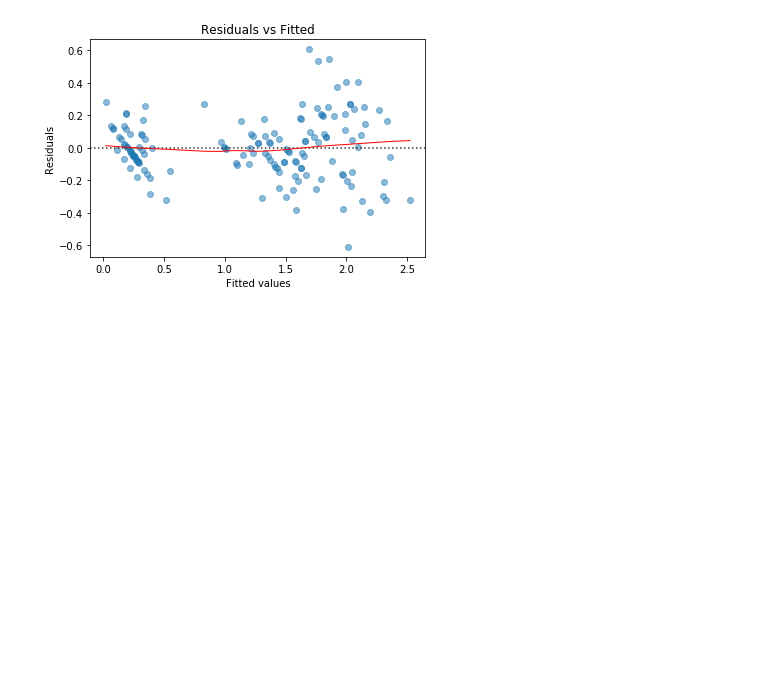
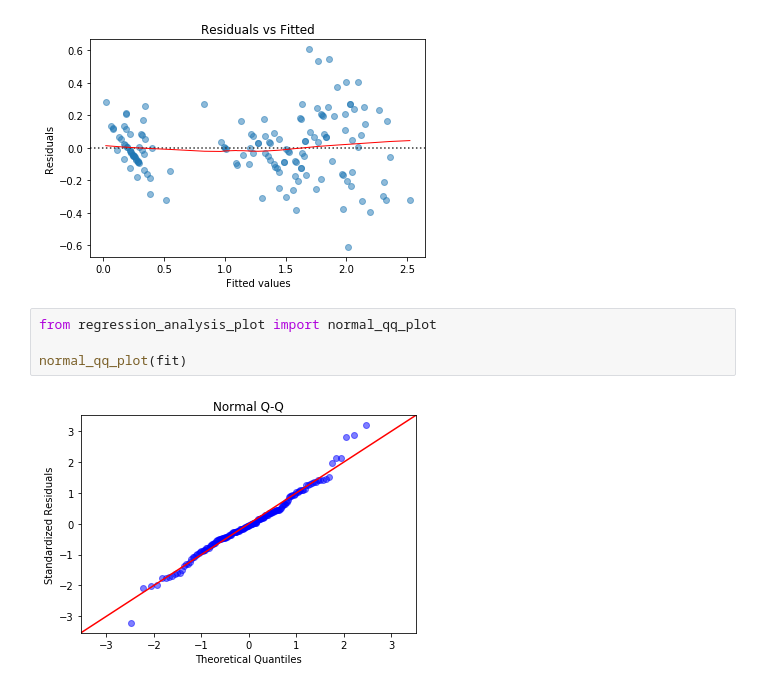
Before and after one commit to betas-org/betas, a Jupyter notebook: linear_regression/test_regression_analysis_plot.ipynb, the cells around one changed output. Saved outputs shown, nothing was run; the diff lists cells and outputs as text; blank space fills up the shorter version.

Commit message:
add qq-plot for model assumption diagnostics

```diff
--- a/linear_regression/test_regression_analysis_plot.ipynb
+++ b/linear_regression/test_regression_analysis_plot.ipynb
@@ -51,3 +51,9 @@ from regression_analysis_plot import resid_plot
 resid_plot(iris, fit, 'petal_width')
 # %% [output]
 [figure]
+# %%
+from regression_analysis_plot import normal_qq_plot
+
+normal_qq_plot(fit)
+# %% [output]
+[figure, added]
```
Also changed, not shown: parts of 1 cell of this notebook, 1 other file.
